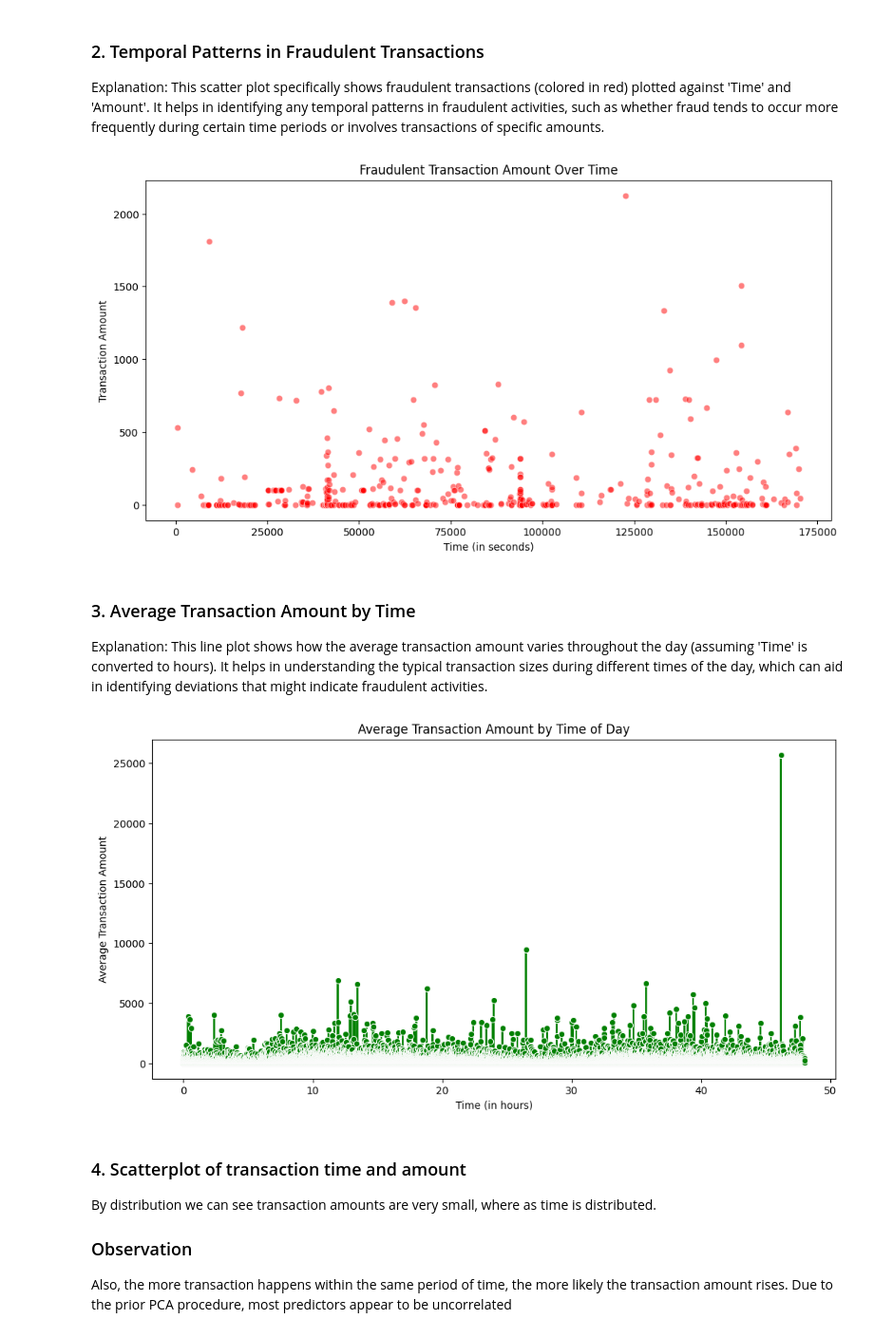
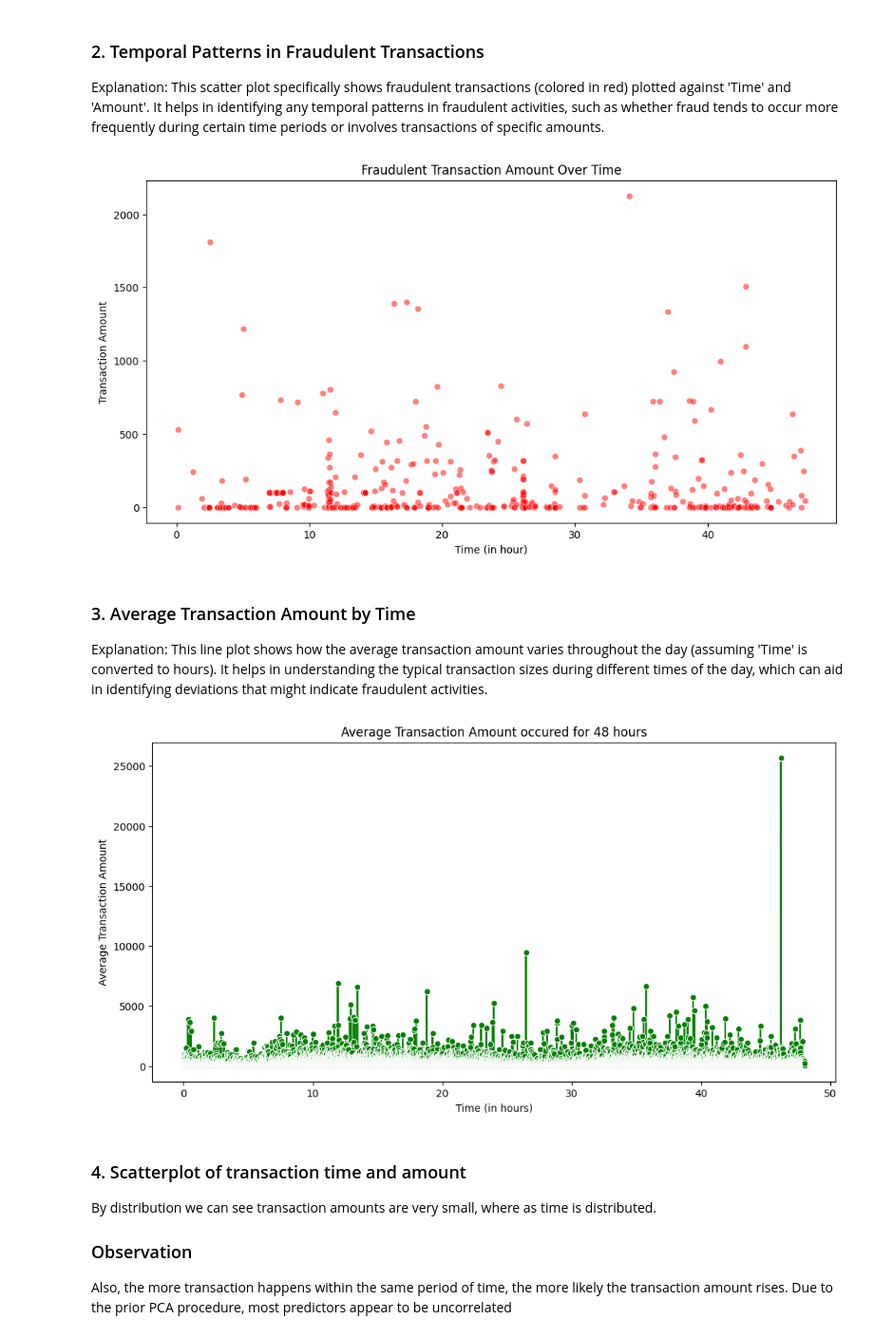
Before and after one commit to WildCodeWolf/Your-Data-Is-Mine, a Jupyter notebook: CreditCardEDA.ipynb, the cells around one changed output. Shown at 95% size. Cells and saved outputs as stored; diff of their text form; code cells hidden in the pictures.

```diff
--- a/CreditCardEDA.ipynb
+++ b/CreditCardEDA.ipynb
@@ -246,0 +313,16 @@ df.corrwith(df['class']).sort_values(ascending=False).plot.bar(
+# %%
+
+# Sample data
+data = {'transaction_amount': [10, 20, 30, 40, 50, 60, 70, 80, 90, 100, 200, 300]}
+df = pd.DataFrame(data)
+
+# Calculate Z-scores
+df['z_score'] = (df['transaction_amount'] - df['transaction_amount'].mean()) / df['transaction_amount'].std()
+
+# Identify outliers
+outliers = df[(df['z_score'] > 3) | (df['z_score'] < -3)]
+print("Outliers:\n", outliers)
+
+# Optionally, exclude outliers from the dataset
+df_no_outliers = df[(df['z_score'] <= 3) & (df['z_score'] >= -3)]
+print("Data without outliers:\n", df_no_outliers)
@@ -416,10 +555,17 @@ Name: count, dtype: int64
 Explanation: This scatter plot shows each transaction as a point where the x-axis represents the 'Time' and the y-axis represents the 'Amount'. The plot helps visualize how transaction amounts are distributed over time. Patterns in this plot can indicate if certain times are associated with higher transaction amounts, potentially highlighting periods when fraudsters may attempt larger transactions.
 # %%
-# Plotting transaction amount over time
+# Convert 'Time' to hours for better visualization
+df['hour'] = df['time'] / 3600
+  # assuming time is in seconds, convert to hours
+
+# Group by hour and calculate average transaction amount
+average_amount_by_hour = df.groupby('hour')['amount'].mean().reset_index()
+
+# # Plotting transaction amount over time
 plt.figure(figsize=(12, 6))
 sns.scatterplot(x='time', y='amount', data=df, alpha=0.5)
 plt.title('Transaction Amount Over Time')
-plt.xlabel('Time (in seconds)')
+plt.xlabel('Time (in hours)')
 plt.ylabel('Transaction Amount')
 plt.show()
 # %% [output]
@@ -429,25 +575,33 @@ plt.show()
 
 Explanation: This scatter plot specifically shows fraudulent transactions (colored in red) plotted against 'Time' and 'Amount'. It helps in identifying any temporal patterns in fraudulent activities, such as whether fraud tends to occur more frequently during certain time periods or involves transactions of specific amounts.
 # %%
-# Separate fraud transactions
+
+# Convert 'Time' to hours for better visualization
+df['hour'] = df['time'] / 3600
+# assuming time is in seconds, convert to hours
 fraudulent = df[df['class'] == 1]
+
+
+  # Group by hour and calculate average transaction amount
+average_amount_by_hour = df.groupby('hour')['amount'].mean().reset_index()
 
 # Plotting fraudulent transaction amount over time
 plt.figure(figsize=(12, 6))
-sns.scatterplot(x='time', y='amount', data=fraudulent, alpha=0.5, color='red')
+sns.scatterplot(x='hour', y='amount', data=fraudulent, alpha=0.5, color='red')
 plt.title('Fraudulent Transaction Amount Over Time')
-plt.xlabel('Time (in seconds)')
+plt.xlabel('Time (in hour)')
 plt.ylabel('Transaction Amount')
 plt.show()
 # %% [output]
-[figure, old version]
+[figure, new version]
 # %% [markdown]
 ### 3. Average Transaction Amount by Time
 
 Explanation: This line plot shows how the average transaction amount varies throughout the day (assuming 'Time' is converted to hours). It helps in understanding the typical transaction sizes during different times of the day, which can aid in identifying deviations that might indicate fraudulent activities.
 # %%
 # Convert 'Time' to hours for better visualization
-df['hour'] = df['time'] / 3600  # assuming time is in seconds, convert to hours
+df['hour'] = df['time'] / 3600
+  # assuming time is in seconds, convert to hours
 
 # Group by hour and calculate average transaction amount
 average_amount_by_hour = df.groupby('hour')['amount'].mean().reset_index()
@@ -455,12 +609,12 @@ average_amount_by_hour = df.groupby('hour')['amount'].mean().reset_index()
 # Plotting average transaction amount by hour
 plt.figure(figsize=(12, 6))
 sns.lineplot(x='hour', y='amount', data=average_amount_by_hour, marker='o', color='green')
-plt.title('Average Transaction Amount by Time of Day')
+plt.title('Average Transaction Amount occured for 48 hours')
 plt.xlabel('Time (in hours)')
 plt.ylabel('Average Transaction Amount')
 plt.show()
 # %% [output]
-[figure, old version]
+[figure, new version]
 # %% [markdown]
 ### 4. Scatterplot of transaction time and amount
 
```
Also changed, not shown: parts of 46 cells of this notebook.
